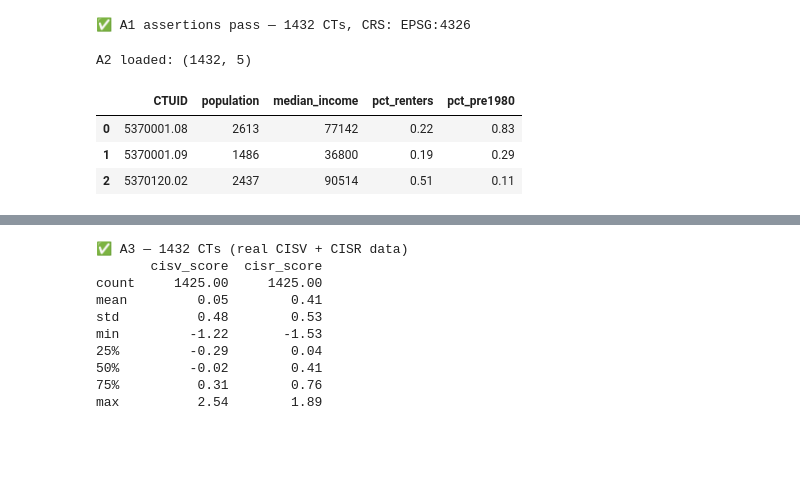
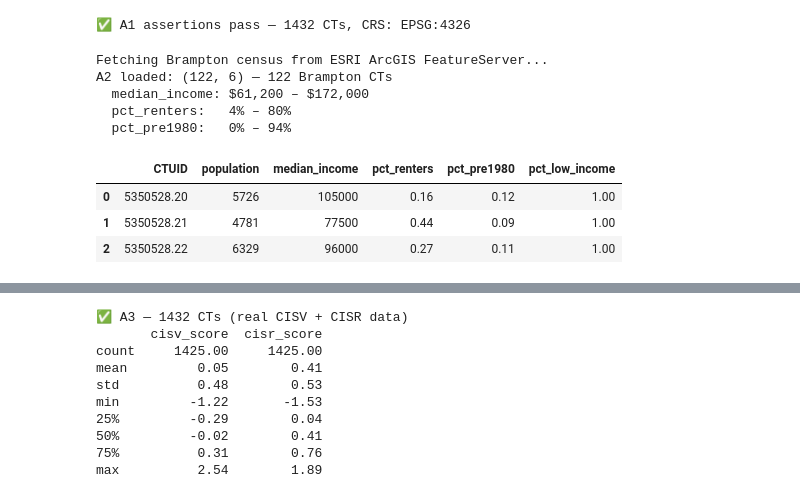
Before and after one commit to Davedat-110105/project_threshold, a Jupyter notebook: pipeline/EDA.ipynb, the cells around one changed output, grey strips where cells are left out. Saved outputs shown, nothing was run; the diff lists cells and outputs as text; code cells hidden in the pictures; blank space fills up the shorter version.

```diff
--- a/pipeline/EDA.ipynb
+++ b/pipeline/EDA.ipynb
@@ -238,23 +238,69 @@ print(f"✅ A1 assertions pass — {len(gdf_ct)} CTs, CRS: {gdf_ct.crs}")
 # %% [output]
 ✅ A1 assertions pass — 1432 CTs, CRS: EPSG:4326
 # %%
-# A2 — Census demographics (income, dwelling age, tenure)
-# Uses pre-generated realistic demo data keyed to real StatsCan CTUIDs.
-# To regenerate: pipeline/.venv/bin/python3 pipeline/generate_demo_data.py
-DEMO_CENSUS = DATA_DIR / "demo_census.csv"
-assert DEMO_CENSUS.exists(), (
-    "Run from project root:\n"
-    "  pipeline/.venv/bin/python3 pipeline/generate_demo_data.py"
-)
-df_census = pd.read_csv(DEMO_CENSUS, dtype={"CTUID": str})
-print(f"A2 loaded: {df_census.shape}")
+# A2 — Census 2021 demographics by CT — Brampton (City of Brampton ESRI ArcGIS)
+# Source: https://services3.arcgis.com/rl7ACuZkiFsmDA2g/ArcGIS/rest/services/Census_2021/FeatureServer
+# Layers used:
+#   Layer 1  — Population 2021
+#   Layer 6  — Housing tenure + dwelling age (pre-1980)
+#   Layer 8  — Median household income 2020
+#   Layer 11 — Low income (LIM-AT)
+
+BRAMPTON_FS = "https://services3.arcgis.com/rl7ACuZkiFsmDA2g/ArcGIS/rest/services/Census_2021/FeatureServer"
+
+def _fetch_layer(layer_id, fields):
+    r = httpx.get(f"{BRAMPTON_FS}/{layer_id}/query", params={
+        "f": "json", "where": "1=1", "outFields": fields,
+        "returnGeometry": "false", "resultRecordCount": 2000
+    }, timeout=30)
+    rows = [feat["attributes"] for feat in r.json().get("features", [])]
+    df = pd.DataFrame(rows)
+    df["CTUID"] = df["CTUID"].astype(str)
+    return df
+
+print("Fetching Brampton census from ESRI ArcGIS FeatureServer...")
+_pop = _fetch_layer(1,  "CTUID,POPULATION_2021,TOTAL_PRIVATE_DWELLINGS")
+_inc = _fetch_layer(8,  "CTUID,TOTAL_MED_HH_INC_2020")
+_ten = _fetch_layer(6,  "CTUID,RENTER,TOTAL_PRIV_HH_BY_TENURE_25,FROM1960_OR_BEFORE,FROM1961_TO_1980,TOTAL_PRIV_DWELL_PERIOD_25")
+_low = _fetch_layer(11, "CTUID,TOTAL_LOWINC_2020_LIM,TOTAL_PCT_LOWINC_2020_LIM")
+
+df_census = (_pop
+    .merge(_inc, on="CTUID", how="outer")
+    .merge(_ten, on="CTUID", how="outer")
+    .merge(_low, on="CTUID", how="outer"))
+
+df_census = df_census.rename(columns={
+    "POPULATION_2021":       "population",
+    "TOTAL_MED_HH_INC_2020": "median_income",
+    "TOTAL_PCT_LOWINC_2020_LIM": "pct_low_income",
+})
+df_census["pct_renters"] = (
+    df_census["RENTER"] / df_census["TOTAL_PRIV_HH_BY_TENURE_25"].replace(0, float("nan"))
+).round(4)
+df_census["pct_pre1980"] = (
+    (df_census["FROM1960_OR_BEFORE"].fillna(0) + df_census["FROM1961_TO_1980"].fillna(0)) /
+    df_census["TOTAL_PRIV_DWELL_PERIOD_25"].replace(0, float("nan"))
+).round(4)
+df_census["pct_low_income"] = (df_census["pct_low_income"] / 100).round(4)
+
+# Keep only final columns
+df_census = df_census[["CTUID","population","median_income","pct_renters","pct_pre1980","pct_low_income"]].copy()
+
+print(f"A2 loaded: {df_census.shape} — {df_census['CTUID'].nunique()} Brampton CTs")
+print(f"  median_income: ${df_census['median_income'].min():,.0f} – ${df_census['median_income'].max():,.0f}")
+print(f"  pct_renters:   {df_census['pct_renters'].min():.0%} – {df_census['pct_renters'].max():.0%}")
+print(f"  pct_pre1980:   {df_census['pct_pre1980'].min():.0%} – {df_census['pct_pre1980'].max():.0%}")
 df_census.head(3)
 # %% [output]
-A2 loaded: (1432, 5)
+Fetching Brampton census from ESRI ArcGIS FeatureServer...
+A2 loaded: (122, 6) — 122 Brampton CTs
+  median_income: $61,200 – $172,000
+  pct_renters:   4% – 80%
+  pct_pre1980:   0% – 94%
-|  | CTUID | population | median_income | pct_renters | pct_pre1980 |
-| 0 | 5370001.08 | 2613 | 77142 | 0.22 | 0.83 |
-| 1 | 5370001.09 | 1486 | 36800 | 0.19 | 0.29 |
-| 2 | 5370120.02 | 2437 | 90514 | 0.51 | 0.11 |
+|  | CTUID | population | median_income | pct_renters | pct_pre1980 | pct_low_income |
+| 0 | 5350528.20 | 5726 | 105000 | 0.16 | 0.12 | 1.00 |
+| 1 | 5350528.21 | 4781 | 77500 | 0.44 | 0.09 | 1.00 |
+| 2 | 5350528.22 | 6329 | 96000 | 0.27 | 0.11 | 1.00 |
 # %%
 # ASSERTION
 assert {"CTUID","population","median_income","pct_renters","pct_pre1980"}.issubset(df_census.columns)
```
Also changed, not shown: parts of 14 cells of this notebook, 7 other files.
